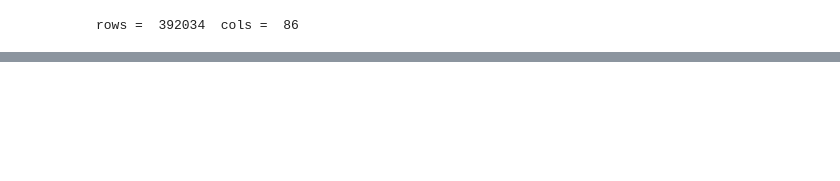
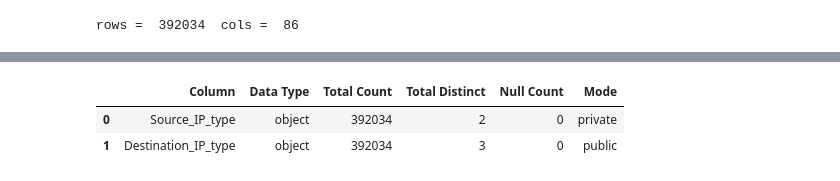
Before and after one commit to ArchisKulkarni002/RansomwareMLProject, a Jupyter notebook: Ransomware_Main.ipynb, the cells around one changed output, grey strips where cells are left out. Cells and saved outputs as stored; diff of their text form; code cells hidden in the pictures; blank space fills up the shorter version.

Commit message:
Modified the ip addresses

```diff
--- a/Ransomware_Main.ipynb
+++ b/Ransomware_Main.ipynb
@@ -130,0 +148,27 @@ Index(['Index', 'Flow ID', ' Source IP', ' Source Port', ' Destination IP',
+# %%
+def is_private_ip(ip):
+    try:
+      ip_obj = ipaddress.ip_address(ip)
+
+      if ip_obj.is_private:
+          return 'private'
+      elif ip_obj.is_loopback:
+          return 'loopback'
+      elif ip_obj.is_link_local:
+          return 'link_local'
+      elif ip_obj.is_multicast:
+          return 'multicast'
+      else:
+          return 'public'
+    except ValueError:
+        return None
+
+processed_ransomware_df['Source_IP_type'] = processed_ransomware_df['Source IP'].apply(is_private_ip)
+processed_ransomware_df['Destination_IP_type'] = processed_ransomware_df['Destination IP'].apply(is_private_ip)
+
+summary_df = pd.DataFrame(summarize_dataframe(processed_ransomware_df[['Source_IP_type', 'Destination_IP_type']]))
+display(HTML(summary_df.to_html(max_rows=100, max_cols=None)))
+# %% [output]
+|  | Column | Data Type | Total Count | Total Distinct | Null Count | Mode |
+| 0 | Source_IP_type | object | 392034 | 2 | 0 | private |
+| 1 | Destination_IP_type | object | 392034 | 3 | 0 | public |
```
Also changed, not shown: parts of 8 cells of this notebook.
